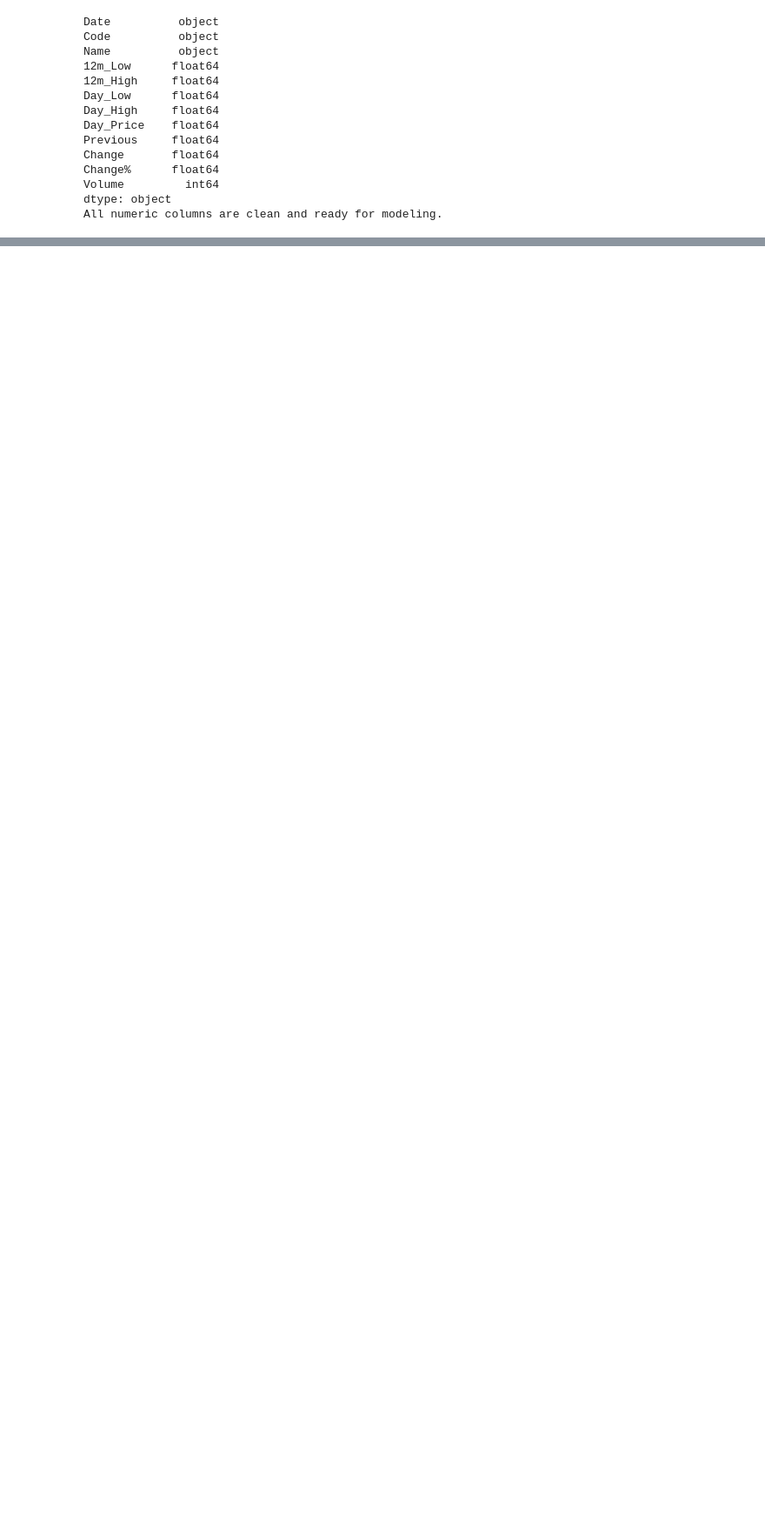
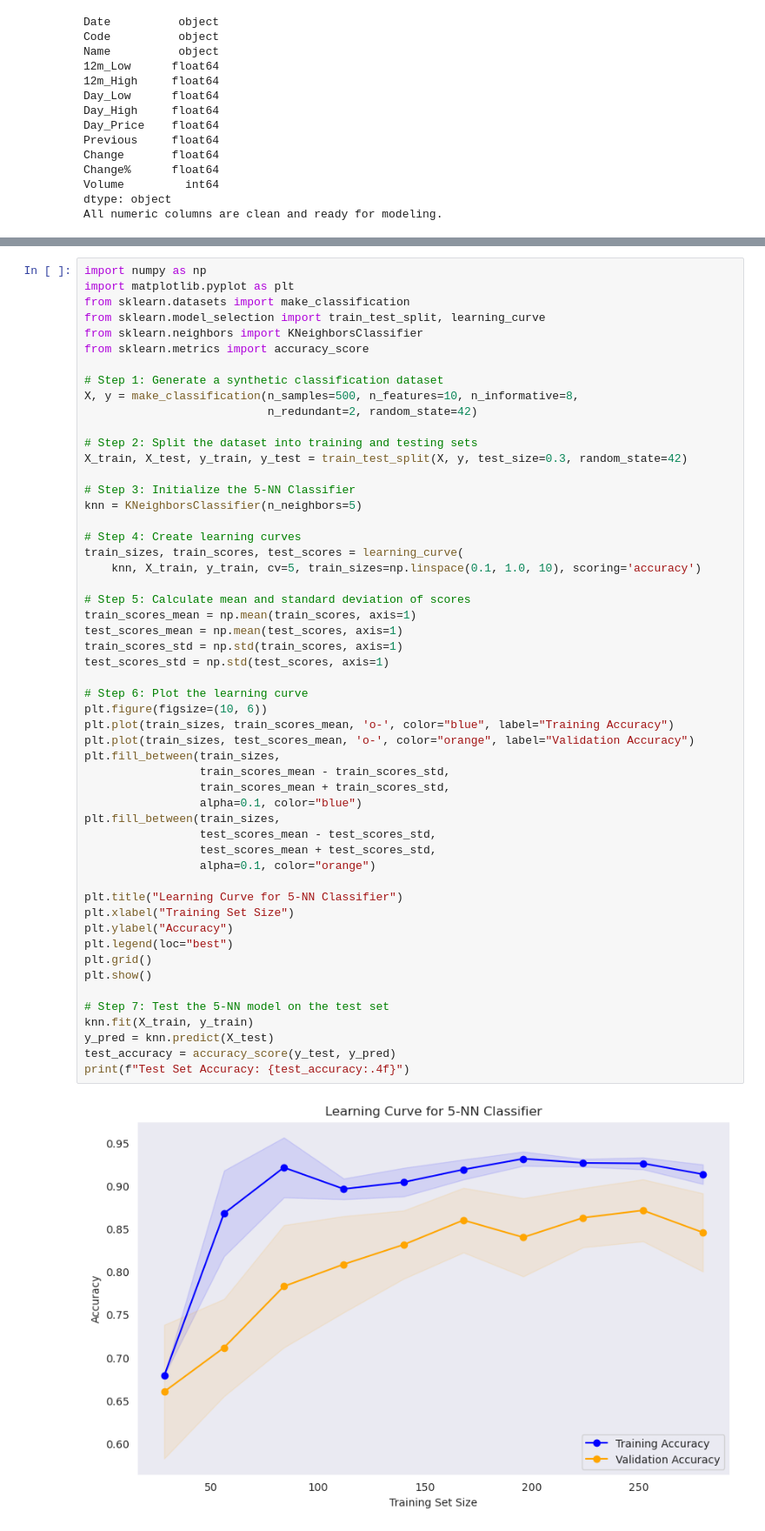
Before and after one commit to Rontim/Knowledge-Based-System, a Jupyter notebook: CAT/NSE/model.ipynb, the cells around one changed output, grey strips where cells are left out. Shown at 87% size. Drawn from its saved outputs; the diff is of its cells as text; blank space fills up the shorter version.

```diff
--- a/CAT/NSE/model.ipynb
+++ b/CAT/NSE/model.ipynb
@@ -774,0 +831,55 @@ All numeric columns are clean and ready for modeling.
+# %%
+import numpy as np
+import matplotlib.pyplot as plt
+from sklearn.datasets import make_classification
+from sklearn.model_selection import train_test_split, learning_curve
+from sklearn.neighbors import KNeighborsClassifier
+from sklearn.metrics import accuracy_score
+
+# Step 1: Generate a synthetic classification dataset
+X, y = make_classification(n_samples=500, n_features=10, n_informative=8,
+                           n_redundant=2, random_state=42)
+
+# Step 2: Split the dataset into training and testing sets
+X_train, X_test, y_train, y_test = train_test_split(X, y, test_size=0.3, random_state=42)
+
+# Step 3: Initialize the 5-NN Classifier
+knn = KNeighborsClassifier(n_neighbors=5)
+
+# Step 4: Create learning curves
+train_sizes, train_scores, test_scores = learning_curve(
+    knn, X_train, y_train, cv=5, train_sizes=np.linspace(0.1, 1.0, 10), scoring='accuracy')
+
+# Step 5: Calculate mean and standard deviation of scores
+train_scores_mean = np.mean(train_scores, axis=1)
+test_scores_mean = np.mean(test_scores, axis=1)
+train_scores_std = np.std(train_scores, axis=1)
+test_scores_std = np.std(test_scores, axis=1)
+
+# Step 6: Plot the learning curve
+plt.figure(figsize=(10, 6))
+plt.plot(train_sizes, train_scores_mean, 'o-', color="blue", label="Training Accuracy")
+plt.plot(train_sizes, test_scores_mean, 'o-', color="orange", label="Validation Accuracy")
+plt.fill_between(train_sizes,
+                 train_scores_mean - train_scores_std,
+                 train_scores_mean + train_scores_std,
+                 alpha=0.1, color="blue")
+plt.fill_between(train_sizes,
+                 test_scores_mean - test_scores_std,
+                 test_scores_mean + test_scores_std,
+                 alpha=0.1, color="orange")
+
+plt.title("Learning Curve for 5-NN Classifier")
+plt.xlabel("Training Set Size")
+plt.ylabel("Accuracy")
+plt.legend(loc="best")
+plt.grid()
+plt.show()
+
+# Step 7: Test the 5-NN model on the test set
+knn.fit(X_train, y_train)
+y_pred = knn.predict(X_test)
+test_accuracy = accuracy_score(y_test, y_pred)
+print(f"Test Set Accuracy: {test_accuracy:.4f}")
+# %% [output]
+[figure, added]
```
Also changed, not shown: parts of 2 cells of this notebook, 5 other files.
